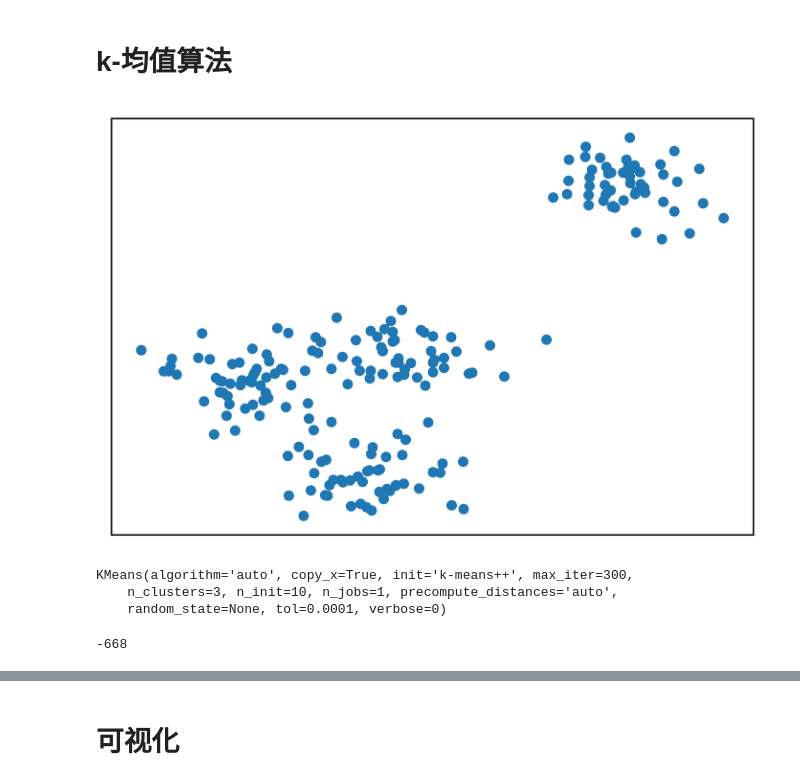
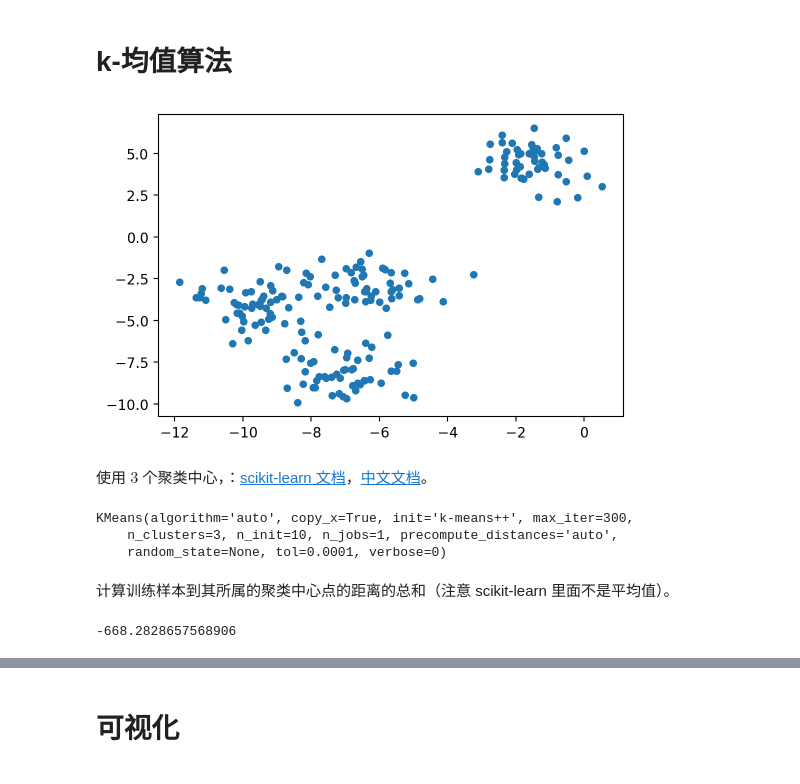
Before and after one commit to liweiwei1419/Machine-Learning-is-Fun, a Jupyter notebook: k-means-learning/notebook/黄永昌-k-均值算法简介.ipynb, the cells around one changed output, grey strips where cells are left out. Saved outputs shown, nothing was run; the diff lists cells and outputs as text; code cells hidden in the pictures.

```diff
--- a/k-means-learning/notebook/黄永昌-k-均值算法.ipynb
+++ b/k-means-learning/notebook/黄永昌-k-均值算法简介.ipynb
@@ -3,20 +3,24 @@
 # %%
 from sklearn.datasets import make_blobs
 
-X, y = make_blobs(n_samples=200,
-                  n_features=2,
-                  centers=4,
-                  cluster_std=1,
-                  center_box=(-10.0, 10.0),
-                  shuffle=True, random_state=1)
+X, y = make_blobs(
+    n_samples=200,
+    n_features=2,
+    centers=4,
+    cluster_std=1,
+    center_box=(-10.0, 10.0),
+    shuffle=True,
+    random_state=1)
 # %%
-plt.figure(figsize=(6, 4),dpi=144)
-plt.scatter(X[:,0], X[:,1],s=20,marker='o')
-plt.xticks(())
-plt.yticks(())
+plt.figure(figsize=(6, 4), dpi=100)
+plt.scatter(X[:, 0], X[:, 1], s=20, marker='o')
+#plt.xticks(())
+#plt.yticks(())
 plt.show()
 # %% [output]
-[figure, old version]
+[figure, new version]
+# %% [markdown]
+使用 $3$ 个聚类中心，：[scikit-learn 文档](https://scikit-learn.org/stable/modules/generated/sklearn.cluster.KMeans.html)，[中文文档](http://sklearn.apachecn.org/#/docs/22)。
 # %%
 from sklearn.cluster import KMeans
 
@@ -28,8 +32,9 @@ kmean.fit(X)
 KMeans(algorithm='auto', copy_x=True, init='k-means++', max_iter=300,
     n_clusters=3, n_init=10, n_jobs=1, precompute_distances='auto',
     random_state=None, tol=0.0001, verbose=0)
-# %%
-# 计算训练样本到其所属的聚类中心点的距离的总和（注意 scikit-learn 里面不是平均值）
-int(kmean.score(X))
-# %% [output]
--668
+# %% [markdown]
+计算训练样本到其所属的聚类中心点的距离的总和（注意 scikit-learn 里面不是平均值）。
+# %%
+kmean.score(X)
+# %% [output]
+-668.2828657568906
```
Also changed, not shown: parts of 20 cells of this notebook, 11 other files.
